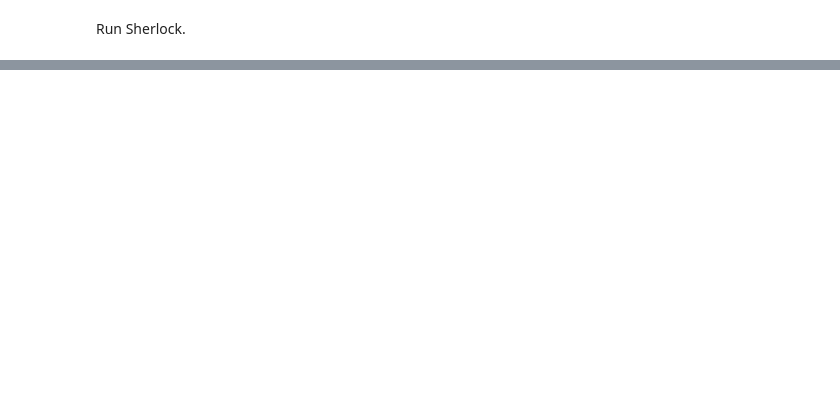
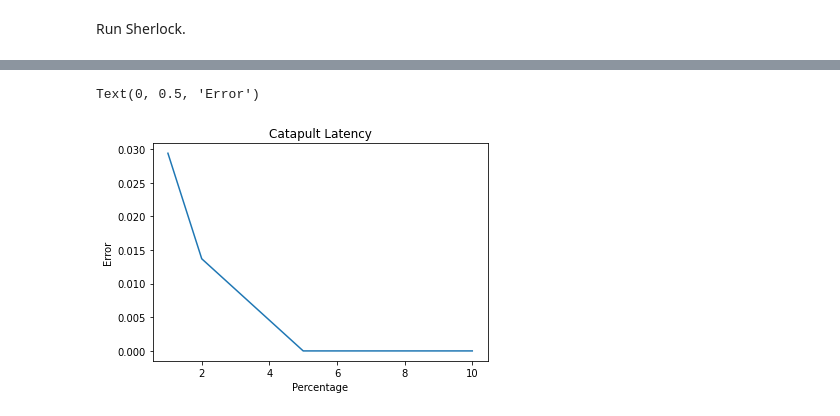
Before and after one commit to KastnerRG/Spector-HLS, a Jupyter notebook: matrix_multiplication/results/Sherlock/catapult_matmul_latency.ipynb, the cells around one changed output, grey strips where cells are left out. Cells and saved outputs as stored; diff of their text form; code cells hidden in the pictures; blank space fills up the shorter version.

```diff
--- a/matrix_multiplication/results/Sherlock/catapult_matmul_latency.ipynb
+++ b/matrix_multiplication/results/Sherlock/catapult_matmul_latency.ipynb
@@ -126,0 +151,10 @@ print(err)
+# %%
+a=[1,2,5,10]
+err=[0.029384904646790243,0.013698630136986304,0,0]
+plt.plot(a,err)
+plt.title("Catapult Latency")
+plt.xlabel("Percentage")
+plt.ylabel("Error")
+# %% [output]
+Text(0, 0.5, 'Error')
+[figure, added]
```
Also changed, not shown: parts of 5 cells of this notebook, 1 other file.
